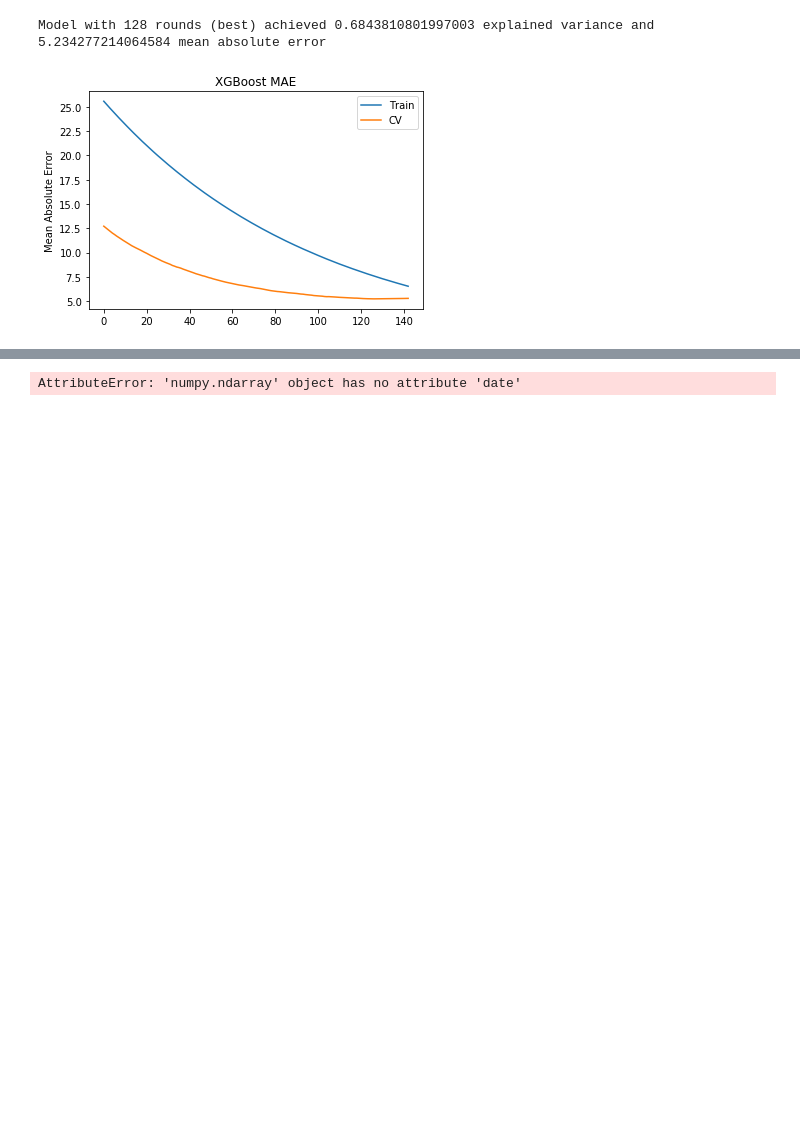
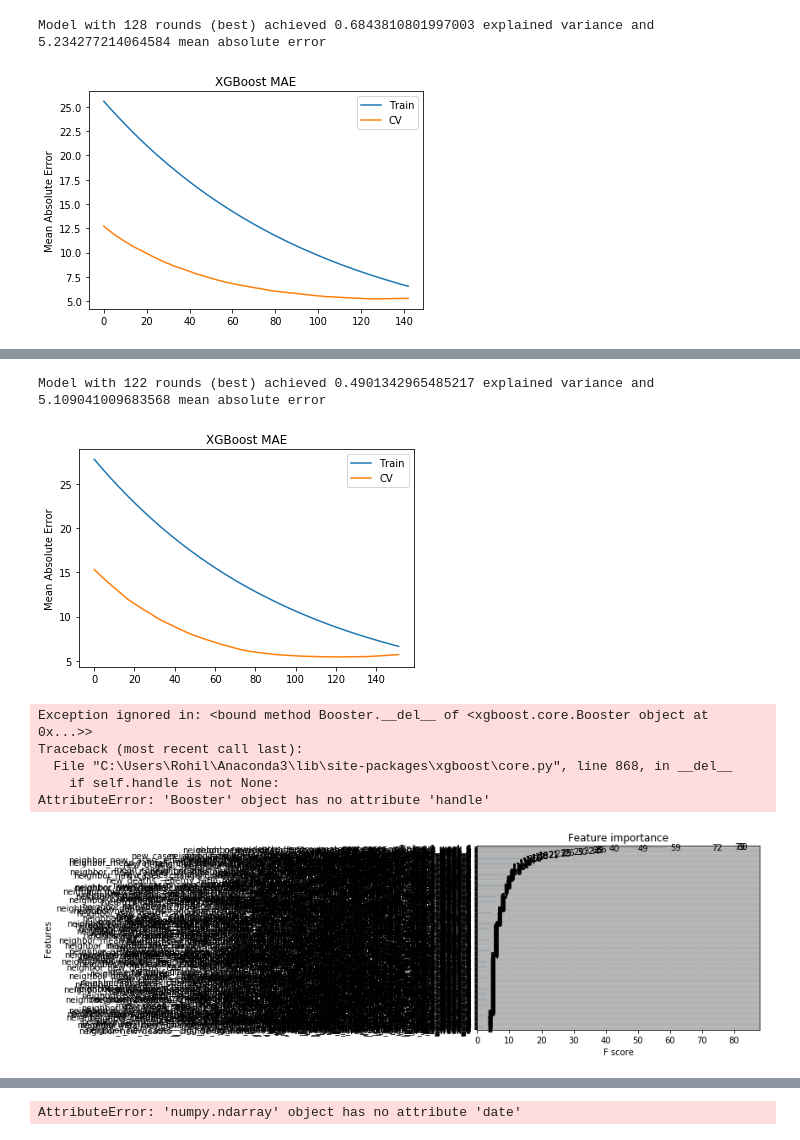
Before and after one commit to rohilbadkundri/CALM, a Jupyter notebook: exhaustive_feature_selection.ipynb, the cells around one changed output, grey strips where cells are left out. Cells and saved outputs as stored; diff of their text form; code cells hidden in the pictures; blank space fills up the shorter version.

```diff
--- a/exhaustive_feature_selection.ipynb
+++ b/exhaustive_feature_selection.ipynb
@@ -295,2 +301,13 @@ corr_selected_features_4_6_96 = corr_selected_features_4_6
 # %%
 corr_selected_features_4_6 = selected_features_4_6[list(cols_to_keep)]
+# %%
+xgb_all_features_4_6 = validate_performance(corr_selected_features_4_6, full_data_4_6[['date', 'week_4_to_6_cases']])
+# %% [output]
+Model with 122 rounds (best) achieved 0.4901342965485217 explained variance and 5.109041009683568 mean absolute error
+[figure, added]
+Exception ignored in: <bound method Booster.__del__ of <xgboost.core.Booster object at 0x...>>
+Traceback (most recent call last):
+  File "C:\Users\Rohil\Anaconda3\lib\site-packages\xgboost\core.py", line 868, in __del__
+    if self.handle is not None:
+AttributeError: 'Booster' object has no attribute 'handle'
+[figure, added]
```
Also changed, not shown: parts of 24 cells of this notebook.
